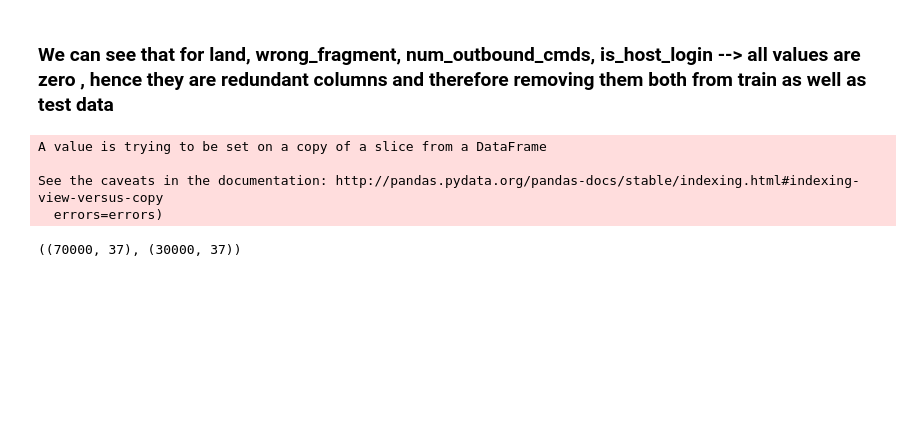
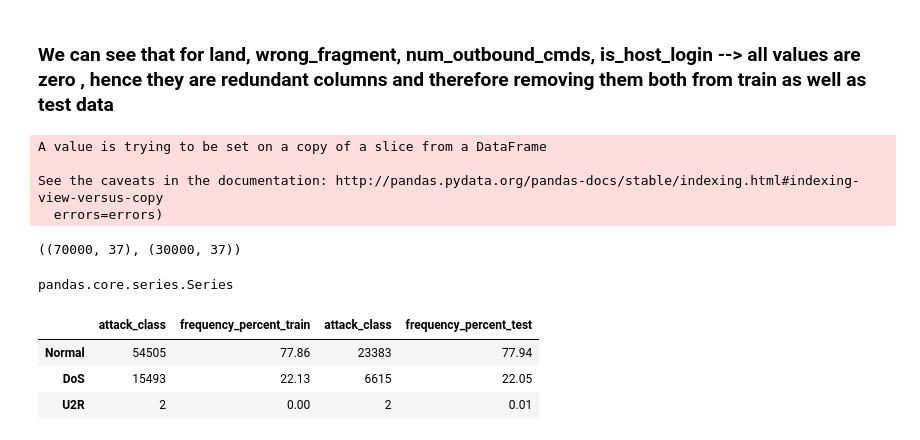
Before and after one commit to anujshr15/-MINOR-PROJECT--Intrusion-Detection-System-, a Jupyter notebook: IDS using ML models.ipynb, the cells around one changed output. Drawn from its saved outputs; the diff is of its cells as text; code cells hidden in the pictures; blank space fills up the shorter version.

Commit message:
adding attack class distribution code

```diff
--- a/IDS using ML models.ipynb
+++ b/IDS using ML models.ipynb
@@ -153,3 +153,21 @@ See the caveats in the documentation: http://pandas.pydata.org/pandas-docs/stabl
 X_train.shape,X_test.shape
 # %% [output]
 ((70000, 37), (30000, 37))
+# %%
+type(y_train.value_counts())
+# %% [output]
+pandas.core.series.Series
+# %%
+# Attack Class Distribution
+attack_class_freq_train = pd.DataFrame(y_train.value_counts())
+attack_class_freq_test = pd.DataFrame(y_test.value_counts())
+attack_class_freq_train['frequency_percent_train'] = round((100 * attack_class_freq_train / attack_class_freq_train.sum()),2)
+attack_class_freq_test['frequency_percent_test'] = round((100 * attack_class_freq_test / attack_class_freq_test.sum()),2)
+
+attack_class_dist = pd.concat([attack_class_freq_train,attack_class_freq_test], axis=1,sort=False)
+attack_class_dist
+# %% [output]
+|  | attack_class | frequency_percent_train | attack_class | frequency_percent_test |
+| Normal | 54505 | 77.86 | 23383 | 77.94 |
+| DoS | 15493 | 22.13 | 6615 | 22.05 |
+| U2R | 2 | 0.00 | 2 | 0.01 |
```
